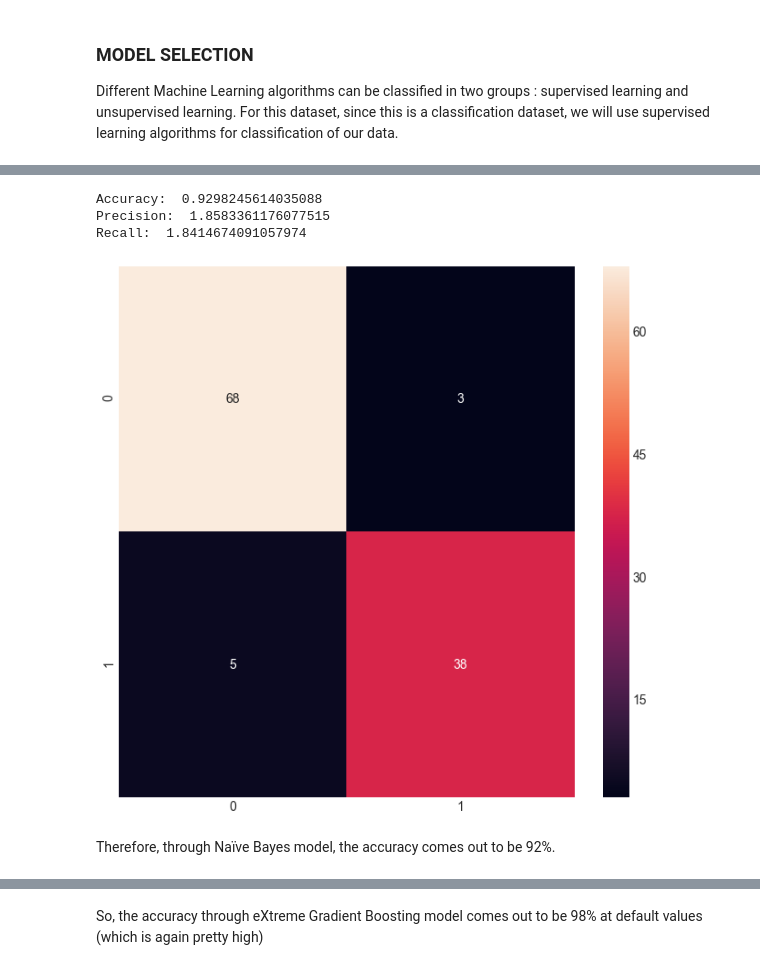
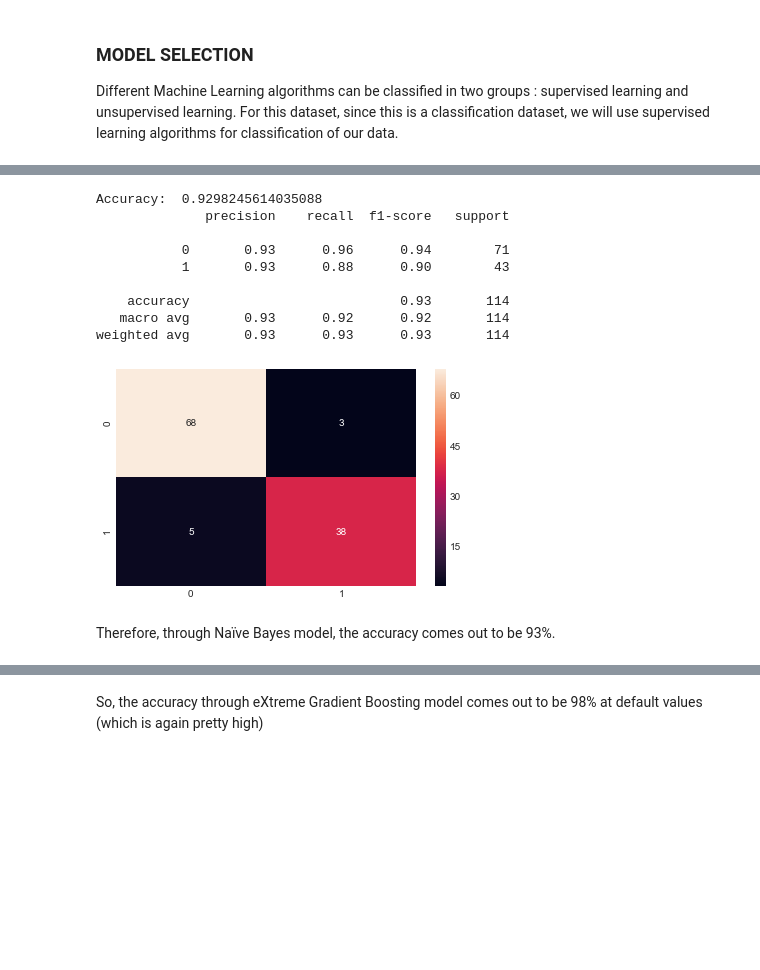
Before and after one commit to shubhramahey/Breast-Cancer-Analysis, a Jupyter notebook: Breast Cancer Analysis.ipynb, the cells around one changed output, grey strips where cells are left out. Saved outputs shown, nothing was run; the diff lists cells and outputs as text; code cells hidden in the pictures; blank space fills up the shorter version.

```diff
--- a/Breast Cancer Analysis.ipynb
+++ b/Breast Cancer Analysis.ipynb
@@ -718,25 +754,28 @@ Therefore, through KNeighbors classification model, the accuracy comes out to be
 # %%
 #Using GaussianNB method of naïve_bayes class to use Naïve Bayes Algorithm
 
 classifier_gnb = GaussianNB()
 classifier_gnb = classifier_gnb.fit(x_train,y_train)
+y_pred = classifier_gnb.predict(x_test)
 
-ac = accuracy_score(y_test,classifier_gnb.predict(x_test))
-print('Accuracy: ',ac)
+gnb_ac = accuracy_score(y_test,y_pred)
+print('Accuracy: ',gnb_ac)
 
-cm = confusion_matrix(y_test,classifier_gnb.predict(x_test))
+cm = confusion_matrix(y_test,y_pred)
 sns.heatmap(cm,annot=True,fmt="d")
 
-true_pos = np.diag(cm)
-precision = np.sum(true_pos / np.sum(cm, axis=0))
-recall = np.sum(true_pos / np.sum(cm, axis=1))
-
-print('Precision: ',precision)
-print('Recall: ',recall)
+#evaluating the model using other performance metrics
+print(classification_report(y_test, y_pred))
 # %% [output]
 Accuracy:  0.9298245614035088
-Precision:  1.8583361176077515
-Recall:  1.8414674091057974
+              precision    recall  f1-score   support
+
+           0       0.93      0.96      0.94        71
+           1       0.93      0.88      0.90        43
+
+    accuracy                           0.93       114
+   macro avg       0.93      0.92      0.92       114
+weighted avg       0.93      0.93      0.93       114
-[figure, old version]
+[figure, new version]
 # %% [markdown]
-Therefore, through Naïve Bayes model, the accuracy comes out to be 92%.
+Therefore, through Naïve Bayes model, the accuracy comes out to be 93%.
```
Also changed, not shown: parts of 58 cells of this notebook.
